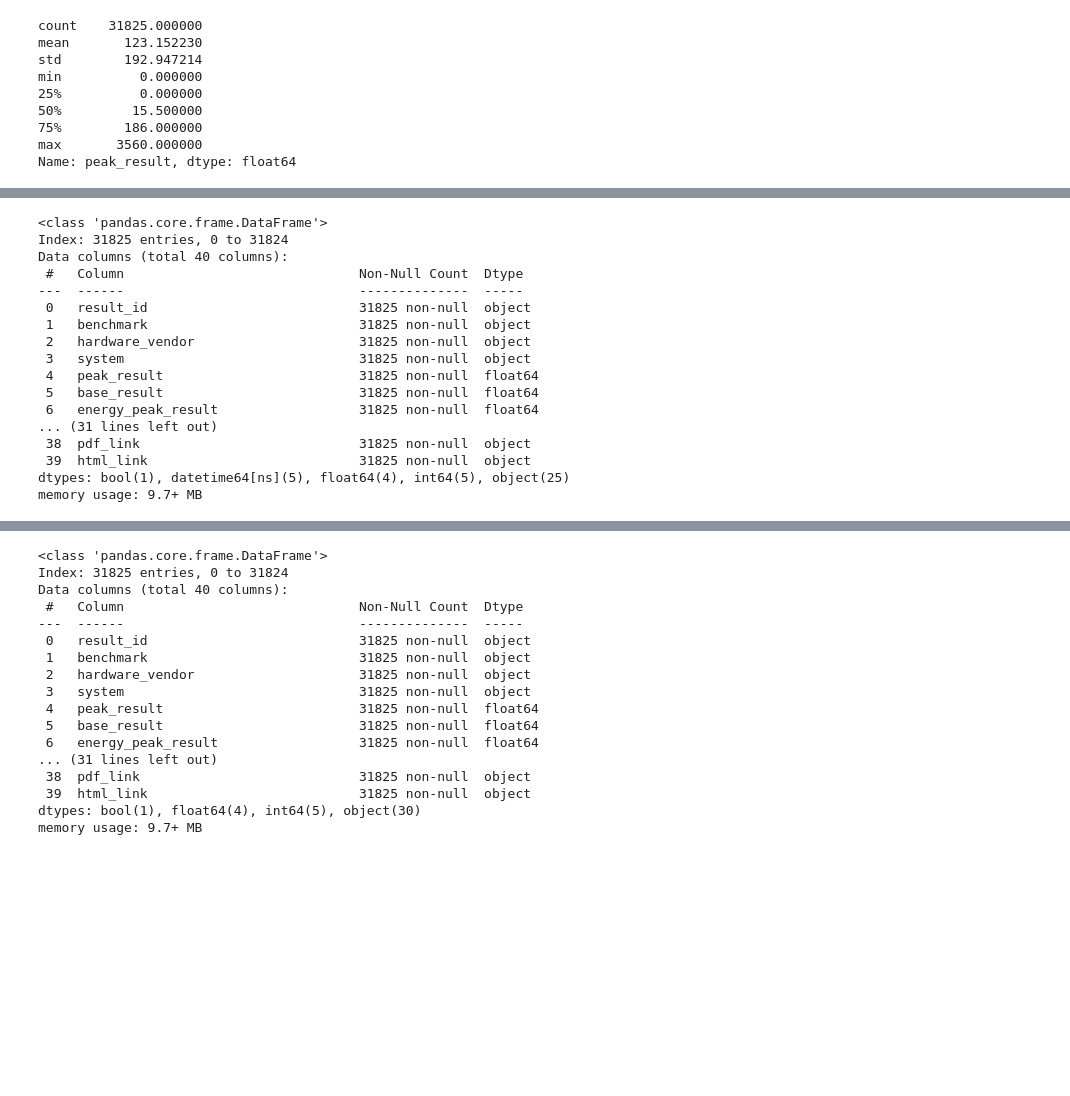
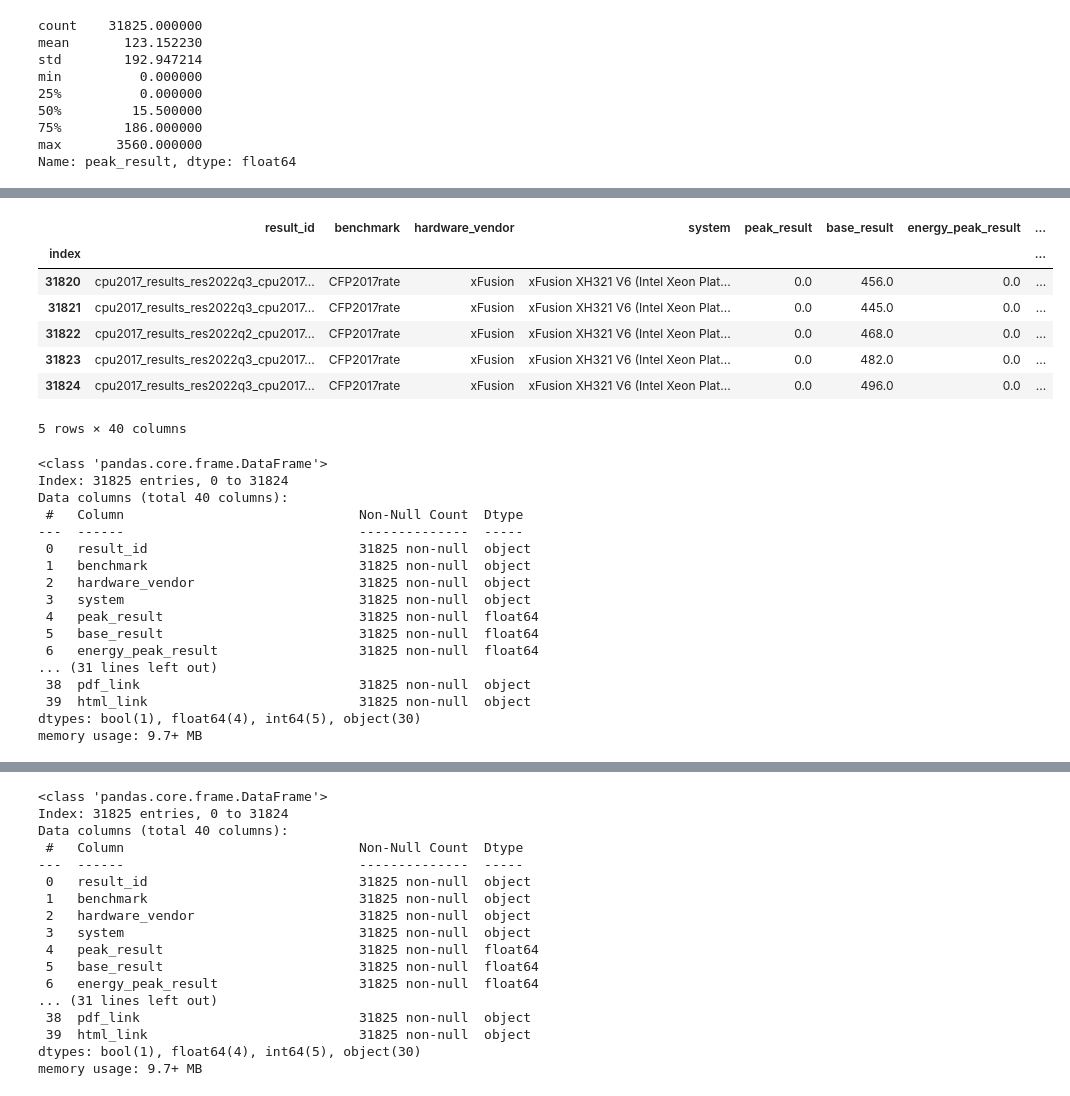
Before and after one commit to lovelynewlife/SPECMiddleOffice, a Jupyter notebook: transform/notebooks/cpu2017/catalog.ipynb, the cells around one changed output, grey strips where cells are left out. Cells and saved outputs as stored; diff of their text form; code cells hidden in the pictures; blank space fills up the shorter version.

Commit message:
feat: trim catalog date type.

```diff
--- a/transform/notebooks/cpu2017/catalog.ipynb
+++ b/transform/notebooks/cpu2017/catalog.ipynb
@@ -795,3 +790,6 @@ min          0.000000
 75%        186.000000
 max       3560.000000
 Name: peak_result, dtype: float64
+# %%
+date_df = clean_df[['hardware_avail_date', 'software_avail_date', 'test_date', 'published_date', 'updated_date']]
+date_df.tail()
@@ -798,3 +804,15 @@ Name: peak_result, dtype: float64
+# %%
+clean_df[['hardware_avail_date', 'software_avail_date', 'test_date', 'published_date', 'updated_date']] = date_df.applymap(lambda x: x.strftime("%Y-%m"))
+clean_df.tail()
+# %% [output]
+|  | result_id | benchmark | hardware_vendor | system | peak_result | base_result | energy_peak_result | ... |
+| index |  |  |  |  |  |  |  | ... |
+| 31820 | cpu2017_results_res2022q3_cpu2017... | CFP2017rate | xFusion | xFusion XH321 V6 (Intel Xeon Plat... | 0.0 | 456.0 | 0.0 | ... |
+| 31821 | cpu2017_results_res2022q3_cpu2017... | CFP2017rate | xFusion | xFusion XH321 V6 (Intel Xeon Plat... | 0.0 | 445.0 | 0.0 | ... |
+| 31822 | cpu2017_results_res2022q2_cpu2017... | CFP2017rate | xFusion | xFusion XH321 V6 (Intel Xeon Plat... | 0.0 | 468.0 | 0.0 | ... |
+| 31823 | cpu2017_results_res2022q3_cpu2017... | CFP2017rate | xFusion | xFusion XH321 V6 (Intel Xeon Plat... | 0.0 | 482.0 | 0.0 | ... |
+| 31824 | cpu2017_results_res2022q3_cpu2017... | CFP2017rate | xFusion | xFusion XH321 V6 (Intel Xeon Plat... | 0.0 | 496.0 | 0.0 | ... |
+5 rows × 40 columns
 # %%
 clean_df.system.fillna(NULL_STRING, inplace=True)
 clean_df.other_cache.fillna(NULL_STRING, inplace=True)
@@ -815,5 +833,5 @@ Data columns (total 40 columns):
 ... (31 lines left out)
  38  pdf_link                            31825 non-null  object
  39  html_link                           31825 non-null  object
-dtypes: bool(1), datetime64[ns](5), float64(4), int64(5), object(25)
+dtypes: bool(1), float64(4), int64(5), object(30)
 memory usage: 9.7+ MB
```
Also changed, not shown: parts of 3 cells of this notebook, 2 other files.
